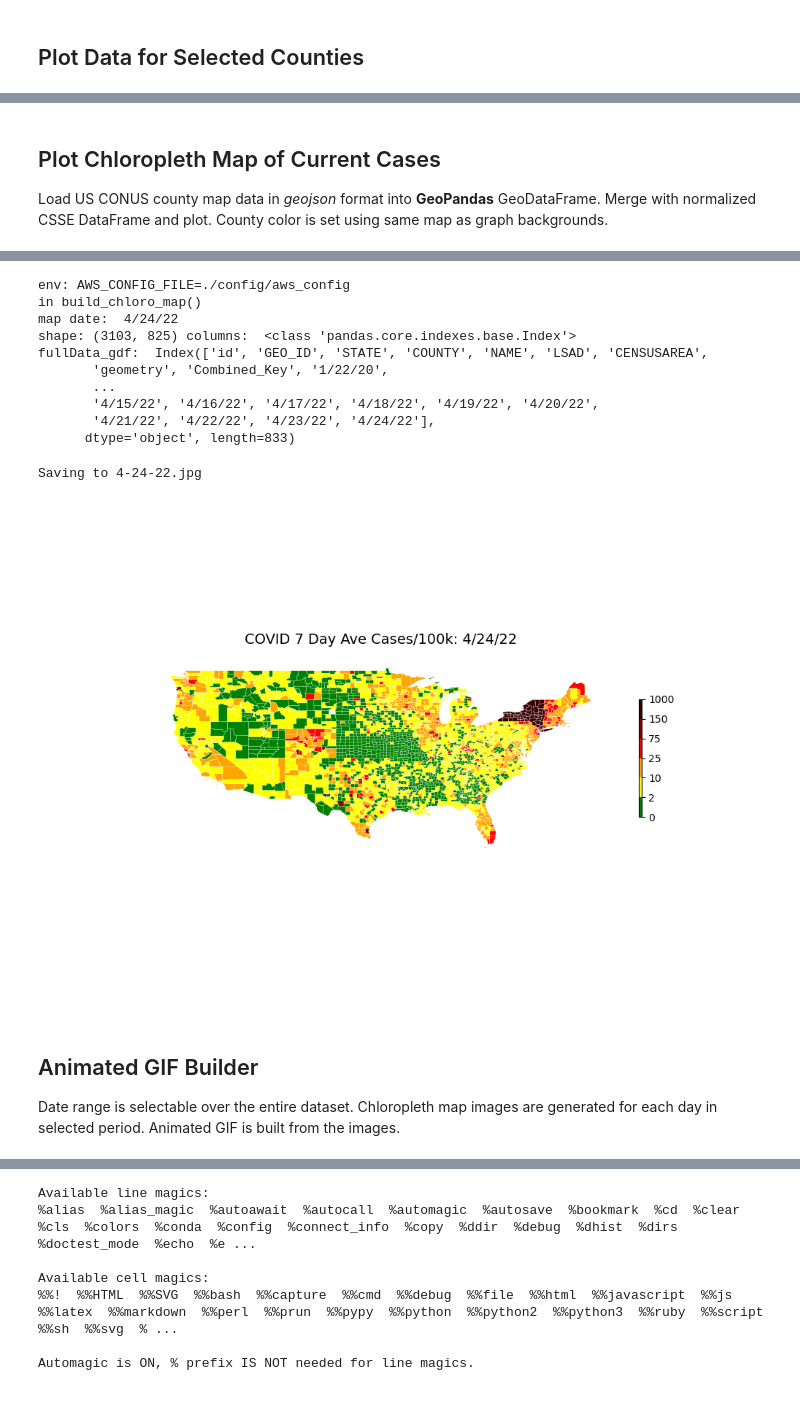
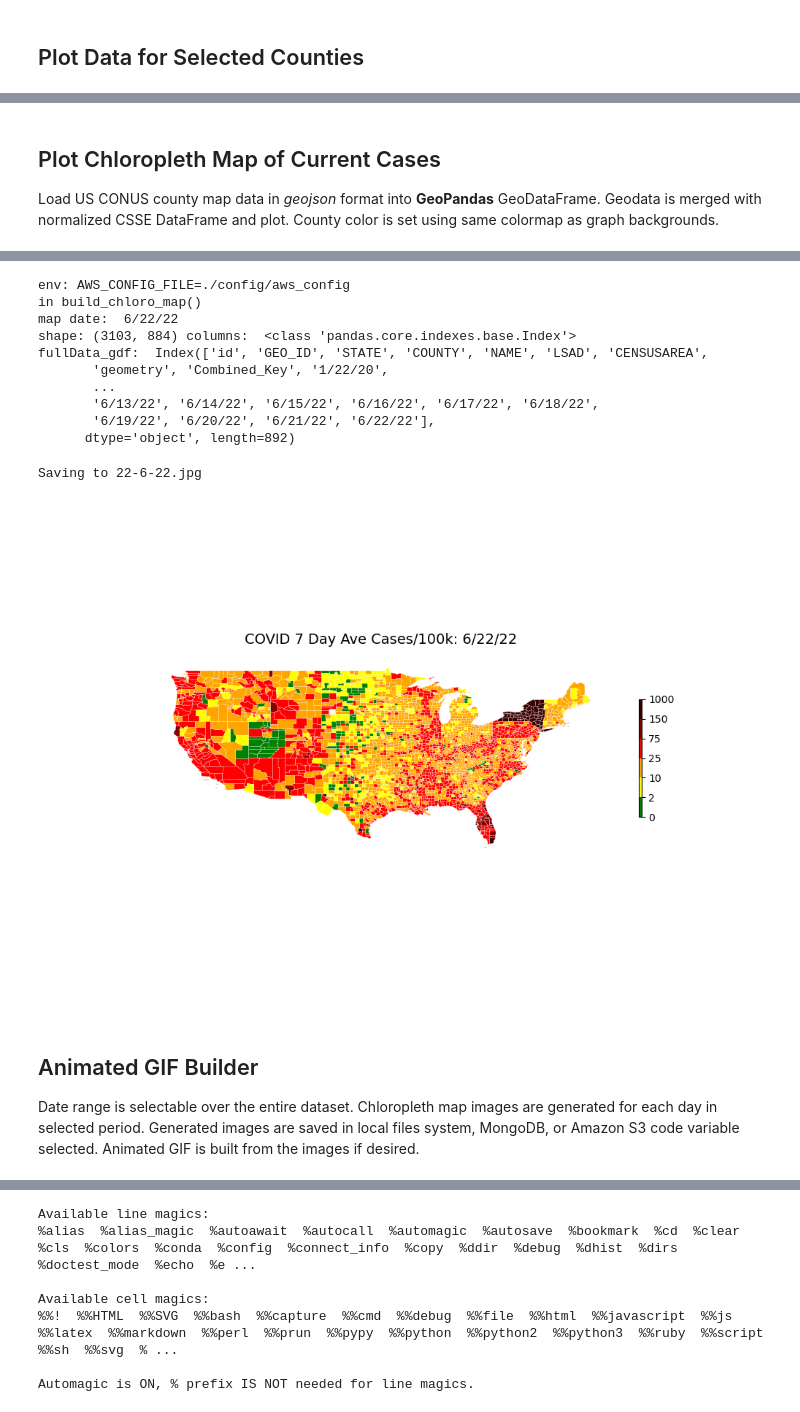
Before and after one commit to ptdoerr/COVIDdashboard, a Jupyter notebook: notebooks/CSSE COVID Dashboard.ipynb, the cells around one changed output, grey strips where cells are left out. Drawn from its saved outputs; the diff is of its cells as text; code cells hidden in the pictures.

```diff
--- a/notebooks/CSSE COVID Dashboard.ipynb
+++ b/notebooks/CSSE COVID Dashboard.ipynb
@@ -316,6 +317,6 @@ in set_graph_background_color_bands() max_value = 189.7924770265196
 # %% [markdown]
 ## Plot Chloropleth Map of Current Cases
-Load US CONUS county map data in _geojson_ format into __GeoPandas__ GeoDataFrame. Merge with normalized CSSE DataFrame and plot. County color is set using same map as graph backgrounds.
+Load US CONUS county map data in _geojson_ format into __GeoPandas__ GeoDataFrame. Geodata is merged with normalized CSSE DataFrame and plot. County color is set using same colormap as graph backgrounds.
 # %%
 map_fig, map_ax = plt.subplots(1, 1, figsize=(10, 7))
 map_out = widgets.Output(layout={'border': '1px solid black', 'height':'200px',
@@ -463,7 +464,9 @@ def read_object_from_s3(file_name):
 def list_s3_contents():
     print('contents of s3 bucket: ', S3_BUCKET)
     for key in s3_client.list_objects(Bucket=S3_BUCKET)['Contents']:
-        print(key['Key'])
+        fname_full = key['Key']
+        fname = Path(fname_full).stem
+        print(fname_full, " : ", fname)
 
 def save_fig_to_filesystem(fig, path, fname):
     isExist = os.path.exists(path)
@@ -476,7 +479,8 @@ def save_fig_to_filesystem(fig, path, fname):
     fig.savefig(path +fname)
 
 def date_to_fname(date_str):
-    return(date_str.replace('/', '-') +'.jpg')
+    date_parts = date_str.split('/')
+    return date_parts[2] +'-' +date_parts[0] +'-' +date_parts[1] +'.jpg'
 
 def plot_map(date, combined_df, fig, ax, save_loc):
     #fig.clear()
@@ -520,43 +524,43 @@ def plot_map(date, combined_df, fig, ax, save_loc):
 #build animated gif of map images from sorted list of dates
 def build_animated_gif(date_list, duration):
     print('building animated gif...')
     frame_dir = '../data/map-images/'
     output_dir = '../data/'
     output_fname = output_dir +'animated-covid-map.gif'
 
     frames = []
 
     for date in date_list:
         image_fname = frame_dir +date.replace('/', '-') +'.jpg'
         frames.append(Image.open(image_fname))
 
     #frames = [Image.open(image) for image in glob.glob(f"{frame_dir}/*.JPG")]
     frame_one = frames[0]
     frame_one.save(output_fname, format="GIF", append_images=frames,
                save_all=True, duration=duration, loop=0)
     print("generated file" +output_fname)
 
 
 #calculate_full_rolling_averages_with_fips_index()
 
 build_chloro_map()
 # %% [output]
 [interactive output not drawn]
 env: AWS_CONFIG_FILE=./config/aws_config
 in build_chloro_map()
-map date:  4/24/22
-shape: (3103, 825) columns:  <class 'pandas.core.indexes.base.Index'>
+map date:  6/22/22
+shape: (3103, 884) columns:  <class 'pandas.core.indexes.base.Index'>
 fullData_gdf:  Index(['id', 'GEO_ID', 'STATE', 'COUNTY', 'NAME', 'LSAD', 'CENSUSAREA',
        'geometry', 'Combined_Key', '1/22/20',
        ...
-       '4/15/22', '4/16/22', '4/17/22', '4/18/22', '4/19/22', '4/20/22',
-       '4/21/22', '4/22/22', '4/23/22', '4/24/22'],
-      dtype='object', length=833)
+       '6/13/22', '6/14/22', '6/15/22', '6/16/22', '6/17/22', '6/18/22',
+       '6/19/22', '6/20/22', '6/21/22', '6/22/22'],
+      dtype='object', length=892)
-Saving to 4-24-22.jpg
+Saving to 22-6-22.jpg
-[figure, old version]
+[figure, new version]
 # %% [markdown]
 ## Animated GIF Builder
-Date range is selectable over the entire dataset. Chloropleth map images are generated for each day in selected period. Animated GIF is built from the images.
+Date range is selectable over the entire dataset. Chloropleth map images are generated for each day in selected period. Generated images are saved in local files system, MongoDB, or Amazon S3 code variable selected. Animated GIF is built from the images if desired.
 # %%
 date_fmt_str = '%m/%d/%y'
 
```
Also changed, not shown: parts of 5 cells of this notebook, 9 other files.
